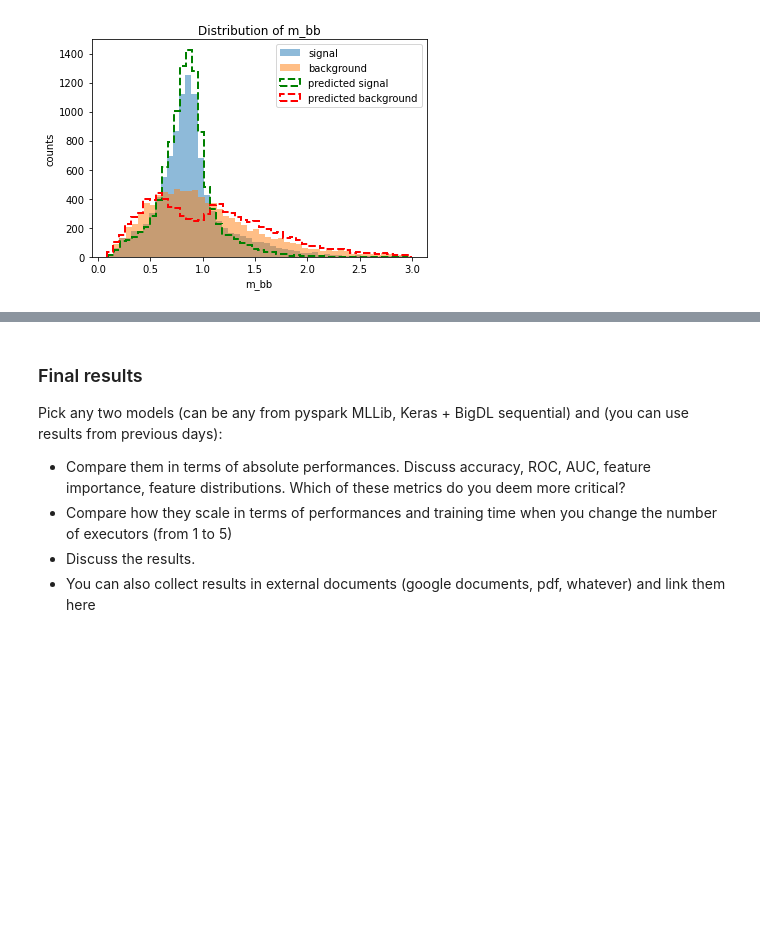
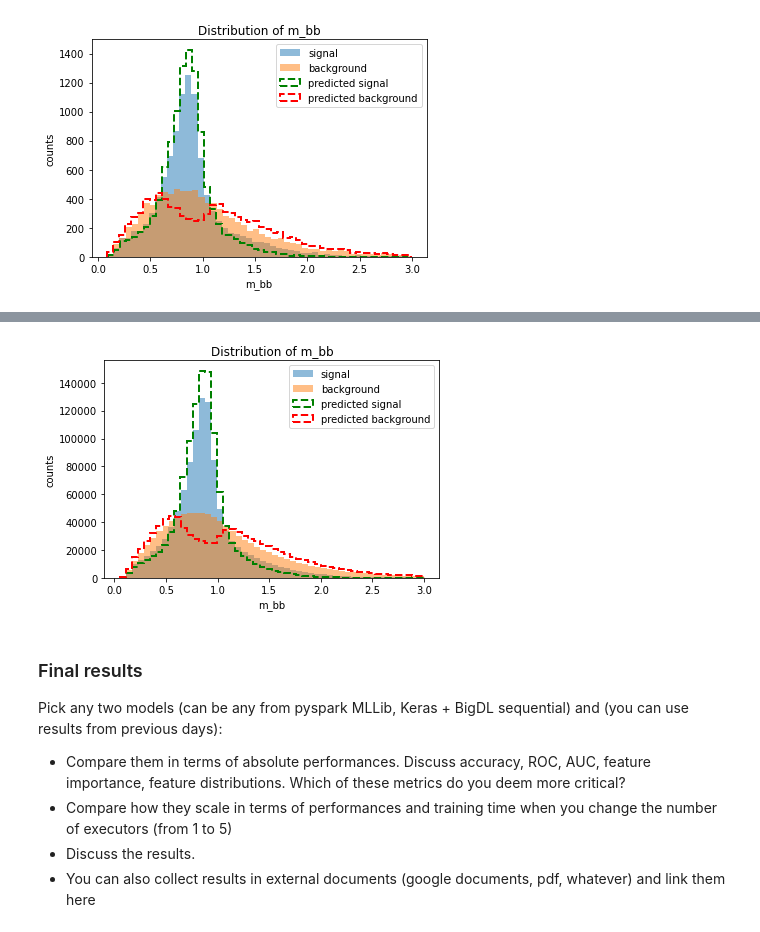
Before and after one commit to marchisi01/MLCourse-2425, a Jupyter notebook: Notebooks/HandsOn_Final.ipynb, the cells around one changed output, grey strips where cells are left out. Drawn from its saved outputs; the diff is of its cells as text; code cells hidden in the pictures; blank space fills up the shorter version.

```diff
--- a/Notebooks/HandsOn_Final.ipynb
+++ b/Notebooks/HandsOn_Final.ipynb
@@ -375,3 +464,8 @@ plotSignalvsBgWithPrediction(test, result, "m_bb")
+# %%
+# Plot background vs signal with prediction
+plotSignalvsBgWithPrediction(test, result_final, "m_bb")
+# %% [output]
+[figure, added]
 # %%
 # When you're done, stop spark
 spark.stop()
```
Also changed, not shown: parts of 28 cells of this notebook.
